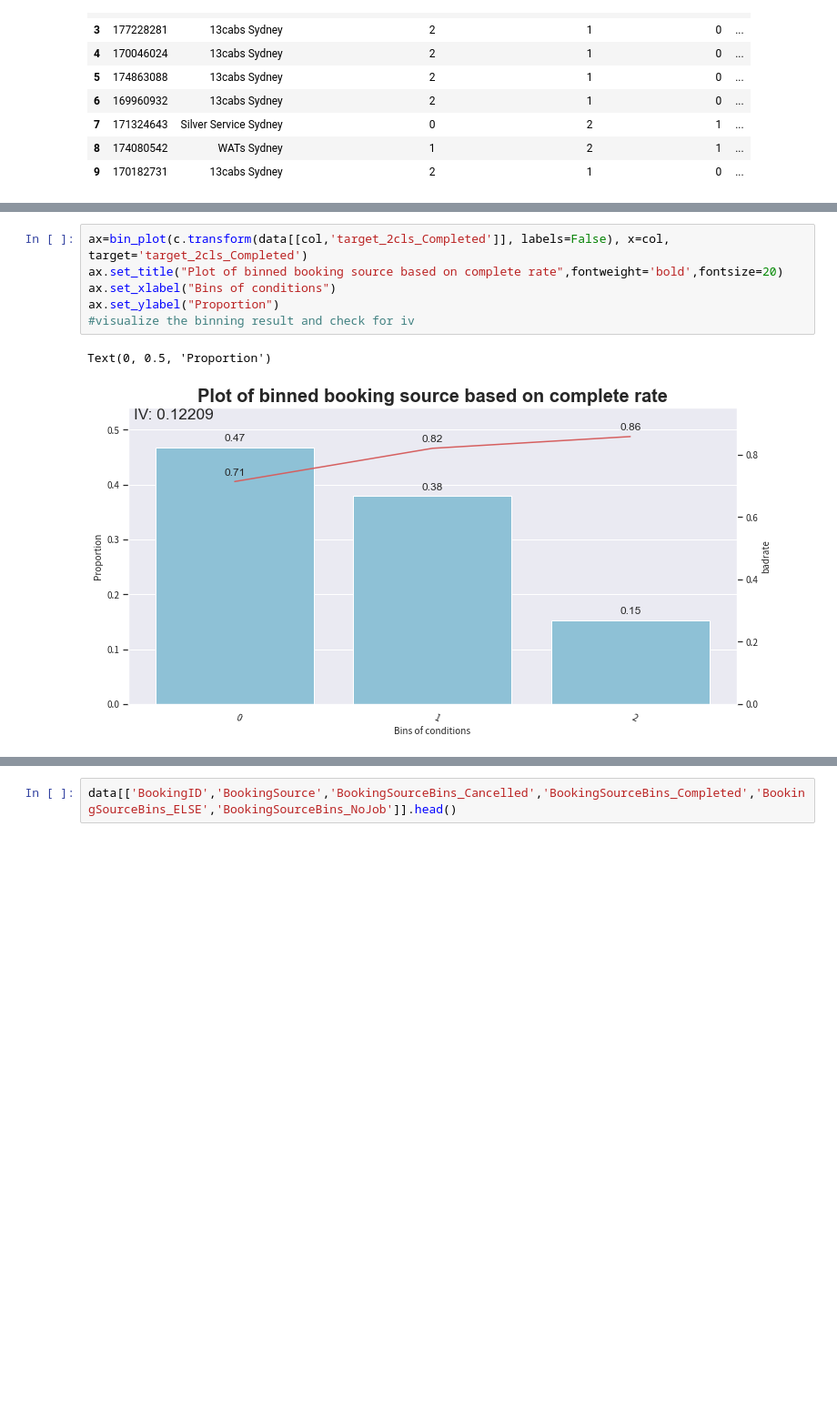
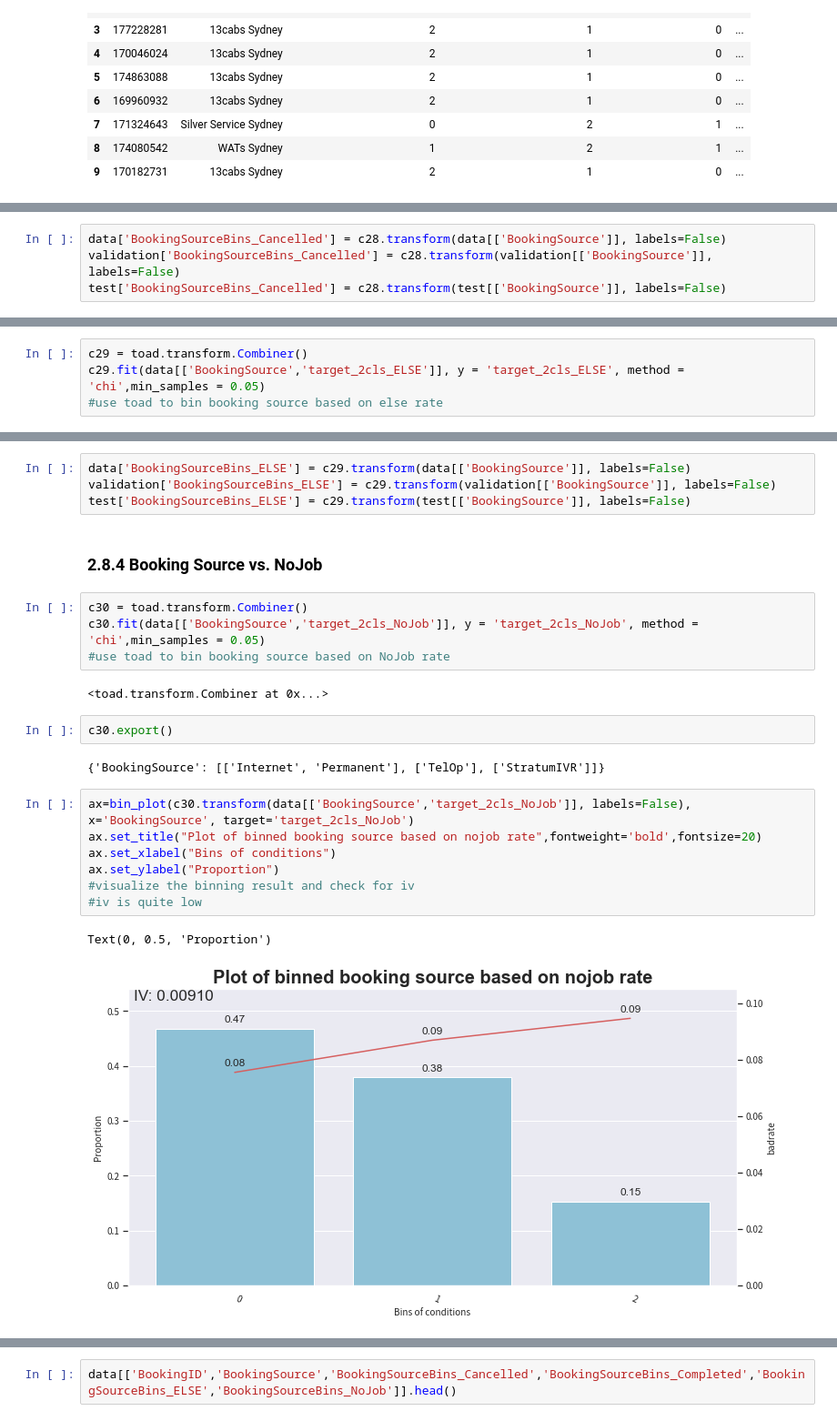
Before and after one commit to xhua0336/Taxi_booking_analysis, a Jupyter notebook: Feature+model.ipynb, the cells around one changed output, grey strips where cells are left out. Shown at 91% size. Cells and saved outputs as stored; diff of their text form; blank space fills up the shorter version.

```diff
--- a/Feature+model.ipynb
+++ b/Feature+model.ipynb
@@ -720,0 +1278,4 @@ c.export()
+# %%
+data['BookingSourceBins_Cancelled'] = c28.transform(data[['BookingSource']], labels=False)
+validation['BookingSourceBins_Cancelled'] = c28.transform(validation[['BookingSource']], labels=False)
+test['BookingSourceBins_Cancelled'] = c28.transform(test[['BookingSource']], labels=False)
@@ -720,0 +1284,4 @@ c.export()
+# %%
+c29 = toad.transform.Combiner()
+c29.fit(data[['BookingSource','target_2cls_ELSE']], y = 'target_2cls_ELSE', method = 'chi',min_samples = 0.05)
+#use toad to bin booking source based on else rate
@@ -721,9 +1304,26 @@ c.export()
+# %%
+data['BookingSourceBins_ELSE'] = c29.transform(data[['BookingSource']], labels=False)
+validation['BookingSourceBins_ELSE'] = c29.transform(validation[['BookingSource']], labels=False)
+test['BookingSourceBins_ELSE'] = c29.transform(test[['BookingSource']], labels=False)
+# %% [markdown]
+### 2.8.4 Booking Source vs. NoJob
+# %%
+c30 = toad.transform.Combiner()
+c30.fit(data[['BookingSource','target_2cls_NoJob']], y = 'target_2cls_NoJob', method = 'chi',min_samples = 0.05)
+#use toad to bin booking source based on NoJob rate
+# %% [output]
+<toad.transform.Combiner at 0x...>
+# %%
+c30.export()
+# %% [output]
+{'BookingSource': [['Internet', 'Permanent'], ['TelOp'], ['StratumIVR']]}
 # %%
-ax=bin_plot(c.transform(data[[col,'target_2cls_Completed']], labels=False), x=col, target='target_2cls_Completed')
-ax.set_title("Plot of binned booking source based on complete rate",fontweight='bold',fontsize=20)
+ax=bin_plot(c30.transform(data[['BookingSource','target_2cls_NoJob']], labels=False), x='BookingSource', target='target_2cls_NoJob')
+ax.set_title("Plot of binned booking source based on nojob rate",fontweight='bold',fontsize=20)
 ax.set_xlabel("Bins of conditions")
 ax.set_ylabel("Proportion")
 #visualize the binning result and check for iv
+#iv is quite low
 # %% [output]
 Text(0, 0.5, 'Proportion')
-[figure, old version]
+[figure, new version]
```
Also changed, not shown: parts of 207 cells of this notebook.
